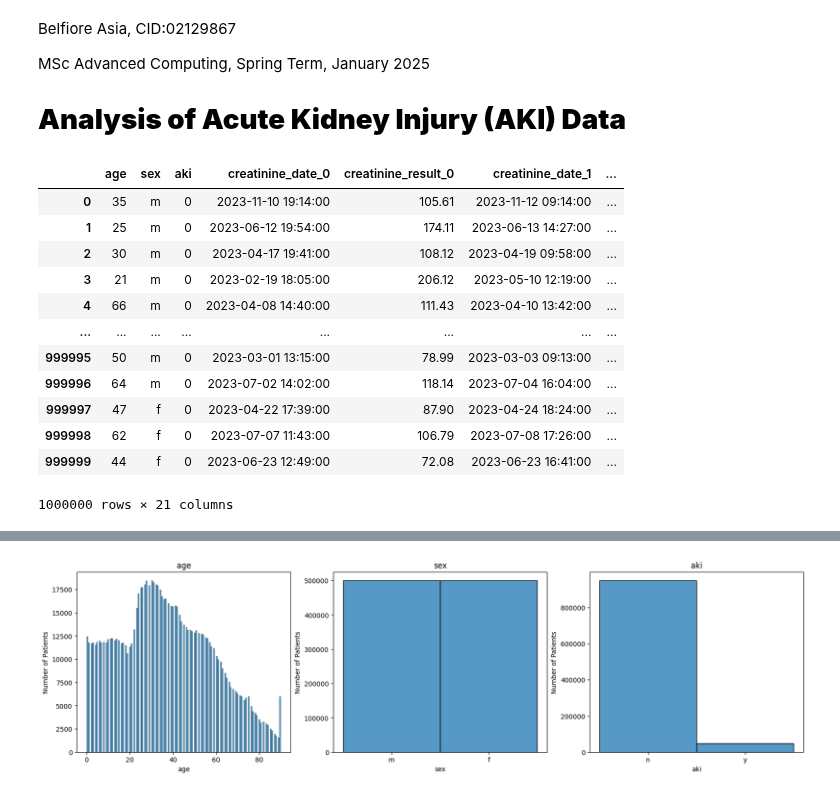
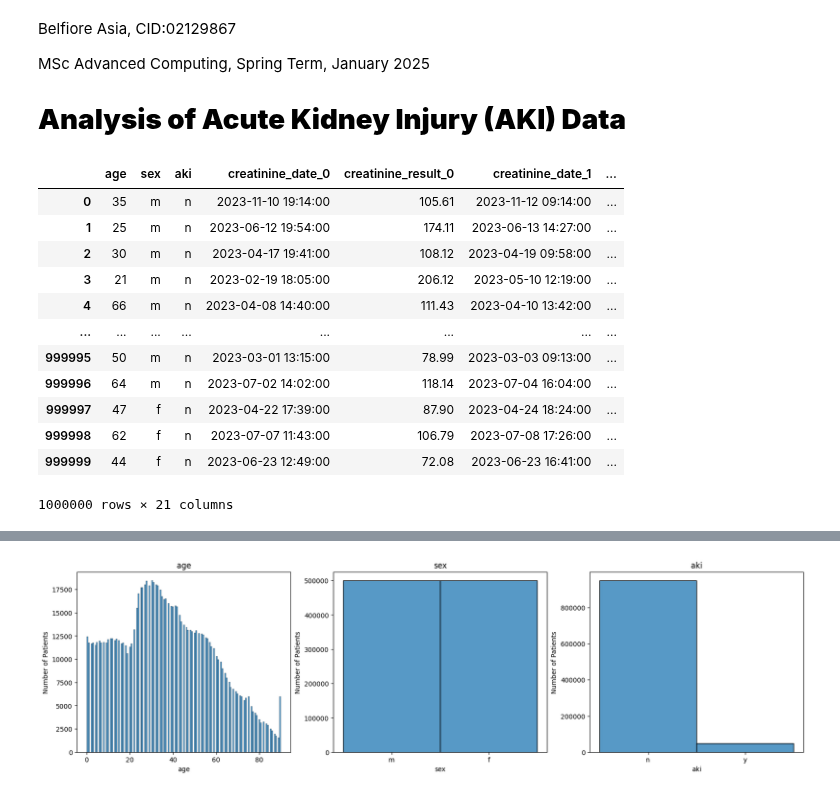
Before and after one commit to belfioreasia/aki-predictor, a Jupyter notebook: data_analysis.ipynb, the cells around one changed output, grey strips where cells are left out. Saved outputs shown, nothing was run; the diff lists cells and outputs as text; code cells hidden in the pictures.

```diff
--- a/data_analysis.ipynb
+++ b/data_analysis.ipynb
@@ -6,29 +6,40 @@ MSc Advanced Computing, Spring Term, January 2025
 # **Analysis of Acute Kidney Injury (AKI) Data**
 # %%
 import pandas as pd # add to requirements.txt
-import numpy as np  # add to requirements.txt
 import matplotlib.pyplot as plt # add to requirements.txt
 import seaborn as sns   # add to requirements.txt
+from utils import *
 
 # 1. Load the training data
-train_data = pd.read_csv('training.csv', sep=',')
-# map the aki column to binary
-def to_binary(x):
-    if x == 'y': return 1
-    else: return 0
-train_data['aki'] = train_data['aki'].apply(to_binary)
+train_data_path = 'data/training.csv'
+header_len = get_longest_row(train_data_path)
+test_dates_columns = get_header(header_len, 'train')
+
+creatinine_columns = test_dates_columns.copy()[3:]
+
+train_data = pd.read_csv(train_data_path, sep=',', names=test_dates_columns, skiprows=1)
+
+# get the exam date columns to datetime
+exam_dates = {}
+for i in range(0, len(creatinine_columns), 2):
+    exam_dates[creatinine_columns[i]] = pd.to_datetime(train_data[creatinine_columns[i]])
+    train_data[creatinine_columns[i]] = pd.to_datetime(train_data[creatinine_columns[i]])
+    # train_data.drop(columns = creatinine_columns[i], inplace=True)
+
+exam_dates = pd.DataFrame(exam_dates)
+
 train_data
 # %% [output]
 |  | age | sex | aki | creatinine_date_0 | creatinine_result_0 | creatinine_date_1 | ... |
-| 0 | 35 | m | 0 | 2023-11-10 19:14:00 | 105.61 | 2023-11-12 09:14:00 | ... |
-| 1 | 25 | m | 0 | 2023-06-12 19:54:00 | 174.11 | 2023-06-13 14:27:00 | ... |
-| 2 | 30 | m | 0 | 2023-04-17 19:41:00 | 108.12 | 2023-04-19 09:58:00 | ... |
-| 3 | 21 | m | 0 | 2023-02-19 18:05:00 | 206.12 | 2023-05-10 12:19:00 | ... |
-| 4 | 66 | m | 0 | 2023-04-08 14:40:00 | 111.43 | 2023-04-10 13:42:00 | ... |
+| 0 | 35 | m | n | 2023-11-10 19:14:00 | 105.61 | 2023-11-12 09:14:00 | ... |
+| 1 | 25 | m | n | 2023-06-12 19:54:00 | 174.11 | 2023-06-13 14:27:00 | ... |
+| 2 | 30 | m | n | 2023-04-17 19:41:00 | 108.12 | 2023-04-19 09:58:00 | ... |
+| 3 | 21 | m | n | 2023-02-19 18:05:00 | 206.12 | 2023-05-10 12:19:00 | ... |
+| 4 | 66 | m | n | 2023-04-08 14:40:00 | 111.43 | 2023-04-10 13:42:00 | ... |
 | ... | ... | ... | ... | ... | ... | ... | ... |
-| 999995 | 50 | m | 0 | 2023-03-01 13:15:00 | 78.99 | 2023-03-03 09:13:00 | ... |
-| 999996 | 64 | m | 0 | 2023-07-02 14:02:00 | 118.14 | 2023-07-04 16:04:00 | ... |
-| 999997 | 47 | f | 0 | 2023-04-22 17:39:00 | 87.90 | 2023-04-24 18:24:00 | ... |
-| 999998 | 62 | f | 0 | 2023-07-07 11:43:00 | 106.79 | 2023-07-08 17:26:00 | ... |
-| 999999 | 44 | f | 0 | 2023-06-23 12:49:00 | 72.08 | 2023-06-23 16:41:00 | ... |
+| 999995 | 50 | m | n | 2023-03-01 13:15:00 | 78.99 | 2023-03-03 09:13:00 | ... |
+| 999996 | 64 | m | n | 2023-07-02 14:02:00 | 118.14 | 2023-07-04 16:04:00 | ... |
+| 999997 | 47 | f | n | 2023-04-22 17:39:00 | 87.90 | 2023-04-24 18:24:00 | ... |
+| 999998 | 62 | f | n | 2023-07-07 11:43:00 | 106.79 | 2023-07-08 17:26:00 | ... |
+| 999999 | 44 | f | n | 2023-06-23 12:49:00 | 72.08 | 2023-06-23 16:41:00 | ... |
 1000000 rows × 21 columns
```
Also changed, not shown: parts of 9 cells of this notebook, 8 other files.
